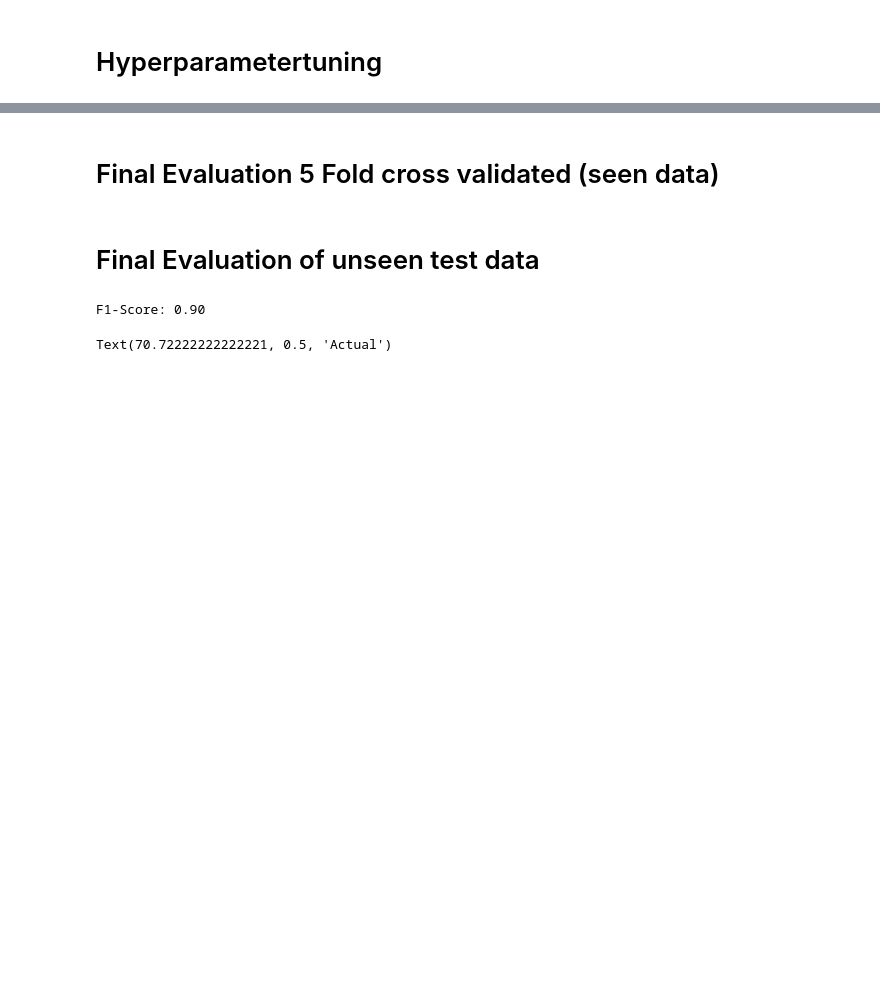
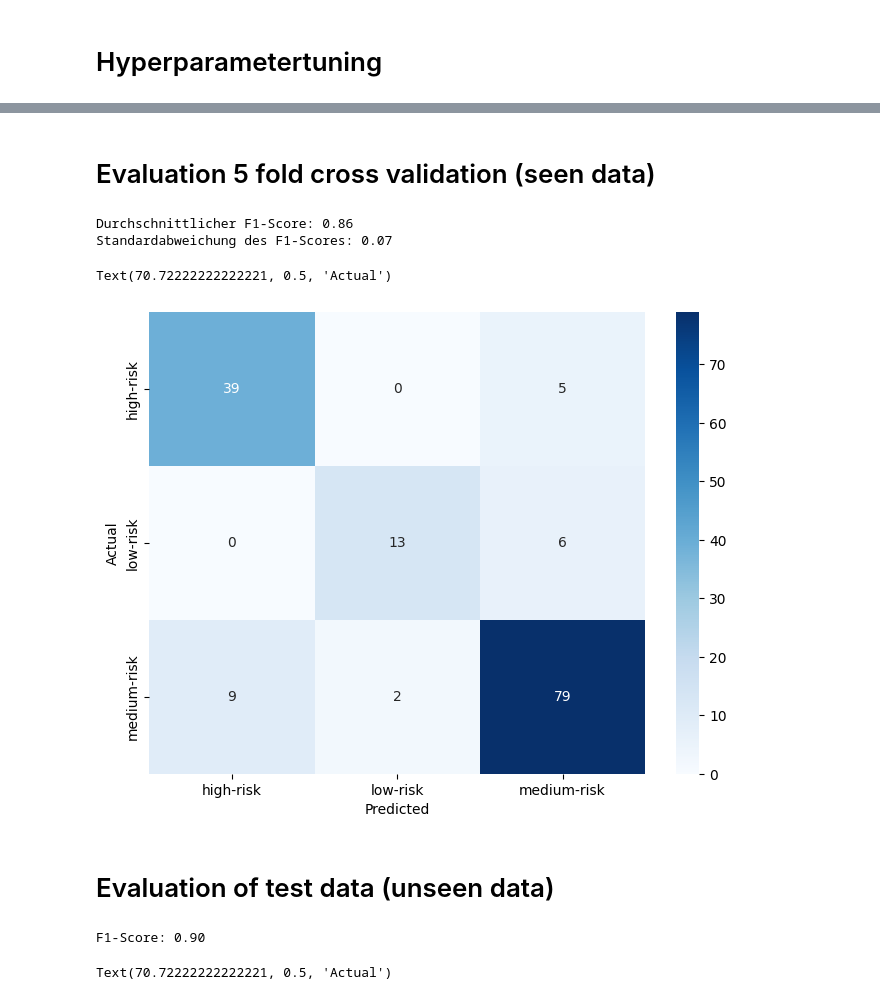
Before and after one commit to KingKai69/VisualAnalytics, a Jupyter notebook: VA_Classification.ipynb, the cells around one changed output, grey strips where cells are left out. Cells and saved outputs as stored; diff of their text form; code cells hidden in the pictures; blank space fills up the shorter version.

```diff
--- a/VA_Classification.ipynb
+++ b/VA_Classification.ipynb
@@ -435,11 +465,11 @@ model = RandomForestClassifier(class_weight='balanced', random_state = SEED)
 
 # define parameter space
 param_dist = {
-              'n_estimators': randint(50, 500),
+              'n_estimators': np.arange(50, 501, 10),
               "criterion": ["gini", "entropy", 'log_loss'],
-              "max_depth": randint(1, 21),
-              "min_samples_split": randint(1, 20),
-              "min_samples_leaf": randint(1, 20),
+              "max_depth": np.arange(1, 26, 1),
+              "min_samples_split": np.arange(1, 26, 1),
+              "min_samples_leaf": np.arange(1, 26, 1),
               "max_features": ["sqrt", "log2", None],
               "bootstrap": [True, False],
               }
@@ -465,36 +492,40 @@ Best F1 score found:  0.8218264851291341
 # %% [markdown]
-# Final Evaluation 5 Fold cross validated (seen data)
+# Evaluation 5 fold cross validation (seen data)
 # %%
 # Init new classifier with best setting of Hyperparameters
-#clf_final = RandomForestClassifier(n_estimators=301, criterion="gini", max_depth=12 , max_features='sqrt', bootstrap=False, class_weight='balanced', random_state = SEED)
-clf_final = RandomForestClassifier(n_estimators=173, criterion="gini", max_depth=12, min_samples_split=5, min_samples_leaf=1, max_features='log2', bootstrap=True, class_weight='balanced', random_state = SEED)
+clf_final = RandomForestClassifier(n_estimators=301, criterion="gini", max_depth=12 , max_features='sqrt', min_samples_split=5, min_samples_leaf=1, bootstrap=False, class_weight='balanced', random_state = SEED)
 
 scoring = {'f1_score': make_scorer(f1_score, average='weighted', zero_division=1)}
 
 cv_final = cross_validate(estimator = clf_final, X = X_train, y = y_train, cv = kf_cv, scoring = scoring)
 
-f1_scores = cv_final['test_f1_score']
+f1_scores_cv = cv_final['test_f1_score']
 
-# Durchschnittlichen F1-Score berechnen
-mean_f1_score = np.mean(f1_scores)
-std_f1_score = np.std(f1_scores)
+# Calculate mean F1_score
+mean_f1_score_cv = np.mean(f1_scores_cv)
+std_f1_score_cv = np.std(f1_scores_cv)
 
-# Confusion-Matrix berechnen
+# Create confusion matrix
 y_pred_cv = cross_val_predict(clf_final, X_train, y_train, cv=kf_cv)
 cm_cv = confusion_matrix(y_train, y_pred_cv)
 
-# Ergebnisse ausgeben
-print("Durchschnittlicher F1-Score: {:.2f}".format(mean_f1_score))
-print("Standardabweichung des F1-Scores: {:.2f}".format(std_f1_score))
+# Print results
+print("Durchschnittlicher F1-Score: {:.2f}".format(mean_f1_score_cv))
+print("Standardabweichung des F1-Scores: {:.2f}".format(std_f1_score_cv))
 
 
 # Plot confusion matrix
 plt.figure(figsize=(8, 6))
 sns.heatmap(cm_cv, annot=True, cmap='Blues', fmt='d', xticklabels=['high-risk','low-risk','medium-risk'], yticklabels=['high-risk','low-risk','medium-risk'])
 plt.xlabel('Predicted')
 plt.ylabel('Actual')
+# %% [output]
+Durchschnittlicher F1-Score: 0.86
+Standardabweichung des F1-Scores: 0.07
+Text(70.72222222222221, 0.5, 'Actual')
+[figure, added]
 # %% [markdown]
-# Final Evaluation of unseen test data
+# Evaluation of test data (unseen data)
 # %%
 # Fit the model
 clf_final.fit(X_train, y_train)
```
Also changed, not shown: parts of 52 cells of this notebook, 2 other files.
